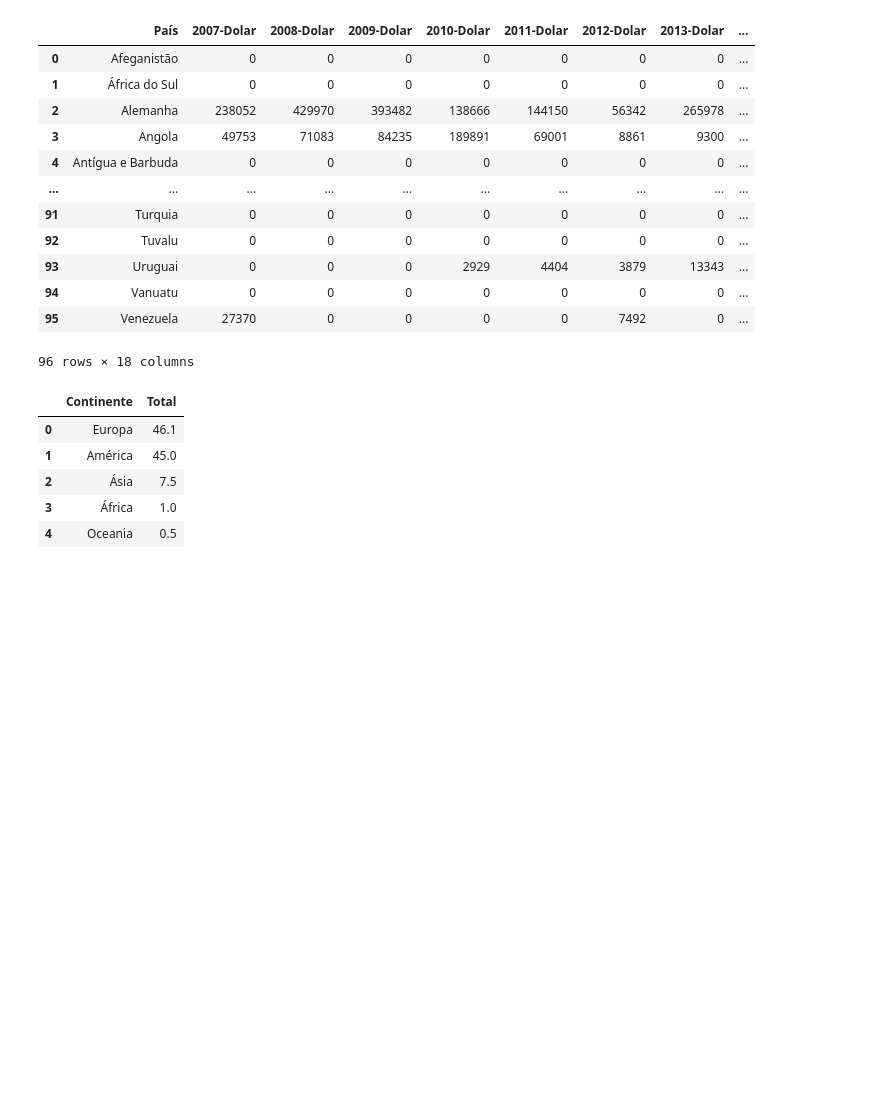
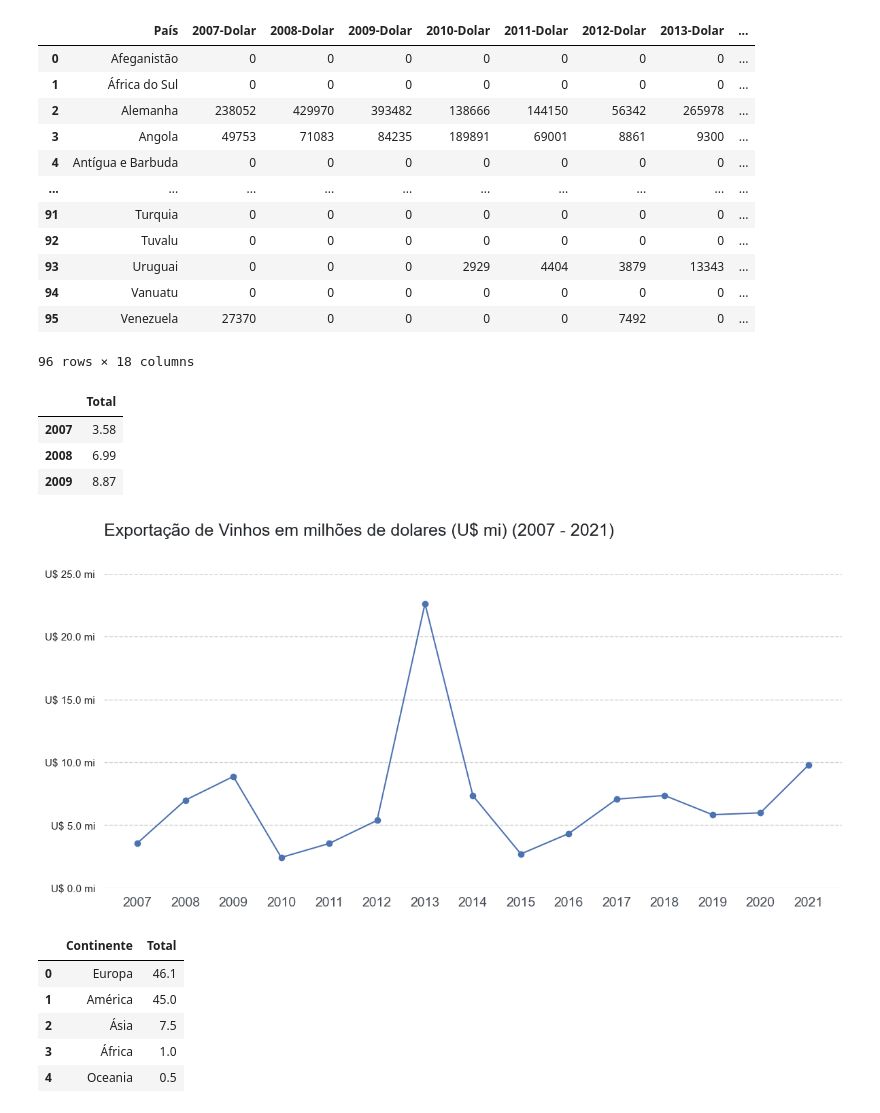
Before and after one commit to afonsosr2/techchallenge-grupo51, a Jupyter notebook: Desafio-vinhos.ipynb, the cells around one changed output. Saved outputs shown, nothing was run; the diff lists cells and outputs as text; code cells hidden in the pictures; blank space fills up the shorter version.

Commit message:
atualizando gráficos

```diff
--- a/Desafio-vinhos.ipynb
+++ b/Desafio-vinhos.ipynb
@@ -6,0 +9,12 @@ import seaborn as sns
+# %%
+## Paleta 01 - 5 cores
+RED1, GREEN1, GREEN2, YELLOW1, RED2 = "#EE6055", "#60D394", "#AAF683", "#FFD97D", "#FF9B85"
+PALETA01 = [RED1, GREEN1, GREEN2, YELLOW1, RED2]
+
+## Paleta 02 - 10 cores
+VINHO1, VINHO2, VINHO3, VINHO4, VINHO5 =  "#590D22", "#800F2F", "#A4133C", "#C9184A", "#FF4D6D"
+VINHO6, VINHO7, VINHO8, VINHO9, VINHO10 = "#FF758F", "#FF758F", "#FF758F", "#FF758F", "#FF758F"
+PALETA02 = [VINHO1, VINHO2, VINHO3, VINHO4, VINHO5, VINHO6, VINHO7, VINHO8, VINHO9, VINHO10]
+
+## Paleta 03 - Títulos
+CINZA1, CINZA2, CINZA3, CINZA4, CINZA5 = '#212529', '#495057', '#adb5bd', '#dee2e6', '#f8f9fa'
@@ -159,6 +175,38 @@ dados_dolar_combinado
 | 94 | Vanuatu | 0 | 0 | 0 | 0 | 0 | 0 | 0 | ... |
 | 95 | Venezuela | 27370 | 0 | 0 | 0 | 0 | 7492 | 0 | ... |
 96 rows × 18 columns
+# %%
+dados_dolar_anual_total = dados_dolar_combinado.copy()
+dados_dolar_anual_total.columns = dados_dolar_anual_total.columns.str.replace("-Dolar","")
+export_por_ano = dados_dolar_anual_total.iloc[:,1:-2].sum().to_frame().rename(columns={0: "Total"})
+export_por_ano["Total"] = (export_por_ano["Total"] / 1e6).round(2)
+export_por_ano.head(3)
+# %% [output]
+|  | Total |
+| 2007 | 3.58 |
+| 2008 | 6.99 |
+| 2009 | 8.87 |
+# %%
+# Definindo a área do gráfico e o tema da visualização
+fig, ax = plt.subplots(figsize=(14,6))
+
+# Desenhando o gráfico
+ax.plot(export_por_ano.index, export_por_ano["Total"], marker="o")
+
+ # Personalizando o gráfico
+ax.set_title('Exportação de Vinhos em milhões de dolares (U$ mi) (2007 - 2021)',
+             loc='left', fontsize=18, color = CINZA1, pad = 40)
+ax.set_xlabel("")
+ax.set_ylabel("")
+ax.xaxis.set_tick_params(labelsize = 14, labelcolor= CINZA2)
+ax.yaxis.set_major_formatter(ticker.StrMethodFormatter("U$ {x} mi"))
+ax.grid(axis = "y", linestyle="--", lw = 1)
+ax.set_ylim(0, 25)
+sns.despine(left= True, bottom = True)
+
+plt.show()
+# %% [output]
+[figure, added]
 # %%
 vendas_por_continente = dados_dolar_combinado.groupby("Continente").sum()[["Total"]]
 vendas_por_continente = vendas_por_continente.sort_values("Total", ascending=False)
```
Also changed, not shown: parts of 11 cells of this notebook.
